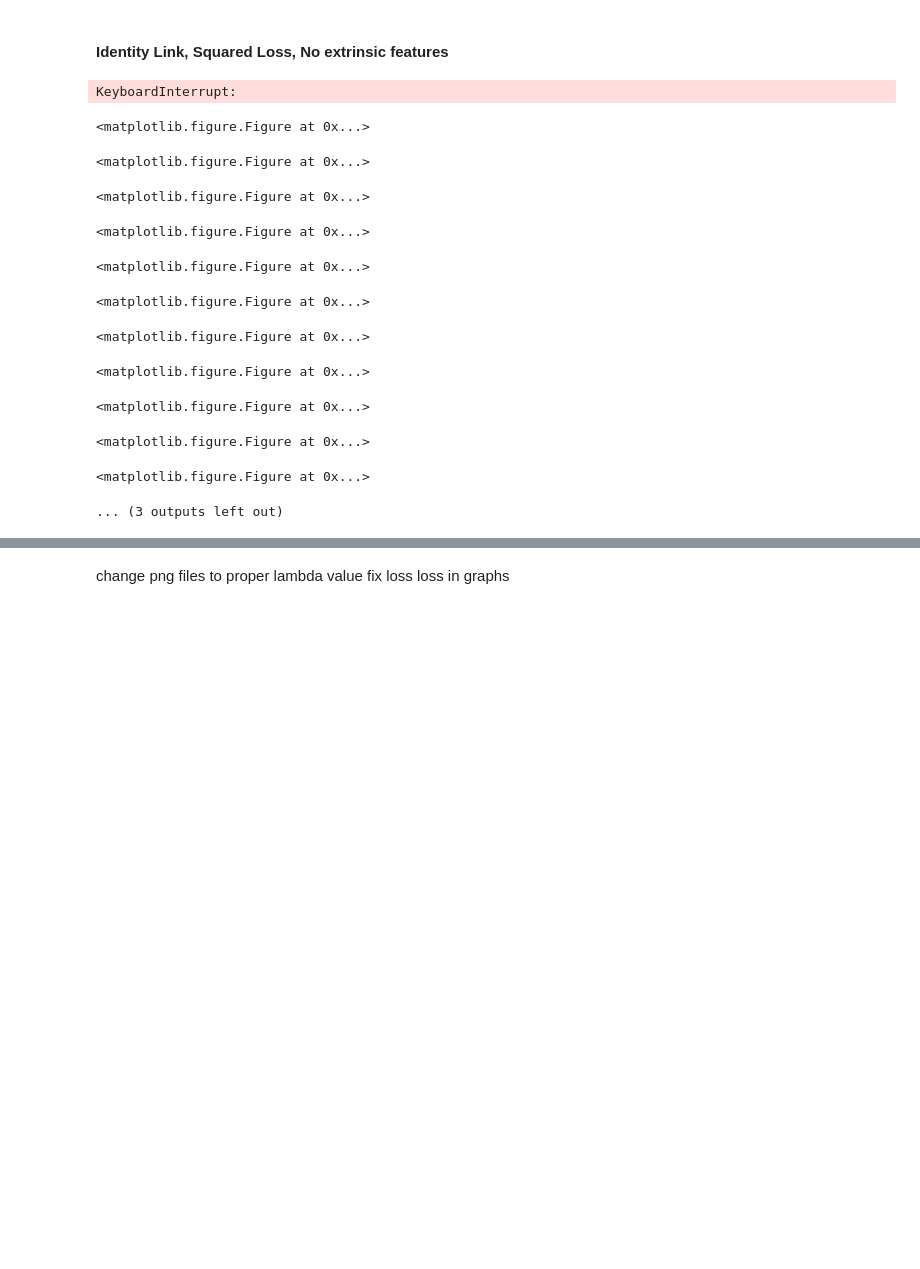
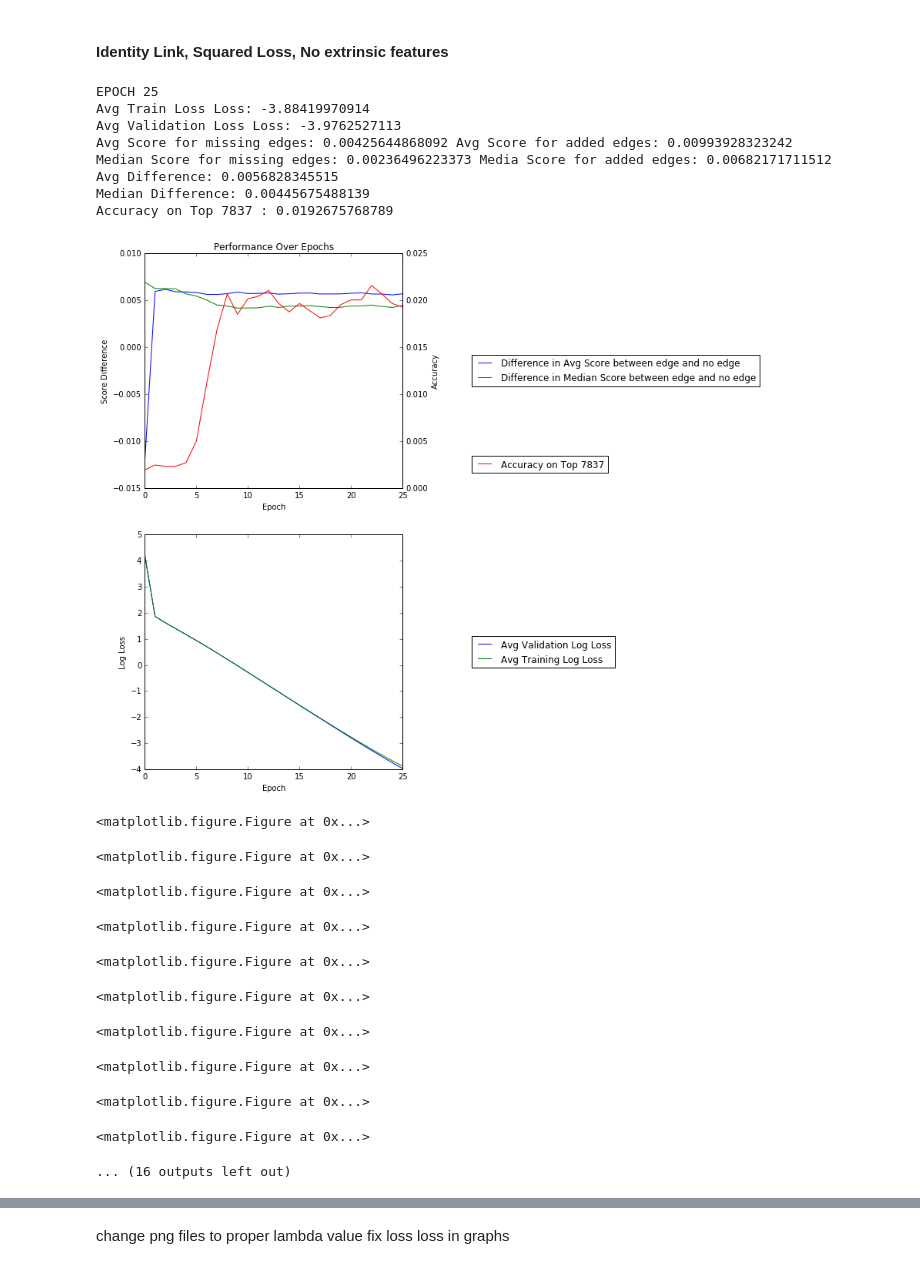
Before and after one commit to michaelfarrell76/LinkPrediction, a Jupyter notebook: MF_LINK_identity_LOSS_squared_K_25_lambdatune.ipynb, the cells around one changed output, grey strips where cells are left out. Drawn from its saved outputs; the diff is of its cells as text; code cells hidden in the pictures; blank space fills up the shorter version.

```diff
--- a/MF_LINK_identity_LOSS_squared_K_25_lambdatune.ipynb
+++ b/MF_LINK_identity_LOSS_squared_K_25_lambdatune.ipynb
@@ -71,7 +71,7 @@ for year in test_years:
 # %% [markdown]
 ## Train and validation years
 # %%
-years_for_train = train_years[:3]
-valid_year = train_years[3]
-'train years', years_for_train, 'validation years', valid_year
+years_for_train = train_years
+valid_years = test_years[-2:]
+'train years', years_for_train, 'validation years', valid_years
 # %% [output]
@@ -94,7 +94,11 @@ zipped_train_input = zip(possible_edges, targets)
 # %% [markdown]
 ## Validation set of new edges added
 # %%
-valid = set(edges_by_year[valid_year]).difference(train)
+valid = set()
+for year in valid_years:
+    valid = valid.union(set(edges_by_year[year]))
+# valid = valid.difference(train)
+# valid = set(edges_by_year[valid_year]).difference(train)
 n_valid = len(valid)
 n_valid
 # %% [output]
@@ -111,7 +115,7 @@ valid_yes_edges = filter(lambda x: x[1] == 1, zipped_valid_input)
 # %% [markdown]
 #### Identity Link, Squared Loss, No extrinsic features
 # %%
-VERBOSE = False
+VERBOSE = True
 ADD_LOG = True
 PLOT = True
 
@@ -130,7 +134,7 @@ loss_name = 'squared'
 score = lambda i, j: np.dot(U[i], U[j]) + B[i] + B[j] # Takes in two nodes and scores their probability of an edge
 k = 25
 # k_vals = [5, 10, 25, 50, 75, 100] # Number of latent features
-lambdaU_vals = [1e5, 1e4, 1e3, 1e2]
+lambdaU_vals = [1e-1]
 
 
 
@@ -268,7 +272,7 @@ for lambdaU in lambdaU_vals:
         _ = ax[1].set_ylabel("%sLoss" % ext)
         lg3 = ax[1].legend(loc='center left', bbox_to_anchor=(1.25, 0.5))
 
-        plt.savefig('plots/MF_LINK_%s_LOSS_%s_K_%d_LAMBDAU_%f.png' % (link_name, loss_name, k, lambdaU), bbox_extra_artists=(lg1,lg2,lg3), bbox_inches='tight')
+        plt.savefig('plots/MF_LINK_%s_LOSS_%s_K_%d_LAMBDAU_%f_TEST.png' % (link_name, loss_name, k, lambdaU), bbox_extra_artists=(lg1,lg2,lg3), bbox_inches='tight')
 
 
     print_status(0)
@@ -297,34 +301,42 @@ for lambdaU in lambdaU_vals:
             time.sleep(1)
 
         # Print out the results of the epoch
         print_status(epoch)
 
         if PLOT:
             # Plot and saves results
             plot_results(epoch)
 
 
         if VERBOSE and PLOT:
             # Display plot
             display.display(plt.gcf())
 
 
     results[lambdaU] = {}
 
 
     results[lambdaU]['U'] = U.copy()
     results[lambdaU]['B'] = B.copy()
     results[lambdaU]['train_losses'] = train_losses[:]
     results[lambdaU]['valid_losses'] = valid_losses[:]
     results[lambdaU]['no_avgs'] = no_avgs[:]
     results[lambdaU]['no_meds'] = no_meds[:]
     results[lambdaU]['yes_avgs'] = yes_avgs[:]
     results[lambdaU]['yes_meds'] = yes_meds[:]
     results[lambdaU]['diff_avgs'] = diff_avgs[:]
     results[lambdaU]['diff_meds'] = diff_meds[:]
     results[lambdaU]['topk_acc'] = topk_acc[:]
 # %% [output]
-KeyboardInterrupt:
+EPOCH 25
+Avg Train Loss Loss: -3.88419970914
+Avg Validation Loss Loss: -3.9762527113
+Avg Score for missing edges: 0.00425644868092 Avg Score for added edges: 0.00993928323242
+Median Score for missing edges: 0.00236496223373 Media Score for added edges: 0.00682171711512
+Avg Difference: 0.0056828345515
+Median Difference: 0.00445675488139
+Accuracy on Top 7837 : 0.0192675768789
+[figure, added]
 <matplotlib.figure.Figure at 0x...>
 <matplotlib.figure.Figure at 0x...>
 <matplotlib.figure.Figure at 0x...>
@@ -335,7 +347,6 @@ KeyboardInterrupt:
 <matplotlib.figure.Figure at 0x...>
 <matplotlib.figure.Figure at 0x...>
 <matplotlib.figure.Figure at 0x...>
-<matplotlib.figure.Figure at 0x...>
+... (16 outputs left out)
-... (3 outputs left out)
 # %%
 'done'
```
Also changed, not shown: parts of 4 cells of this notebook, 18 other files.
